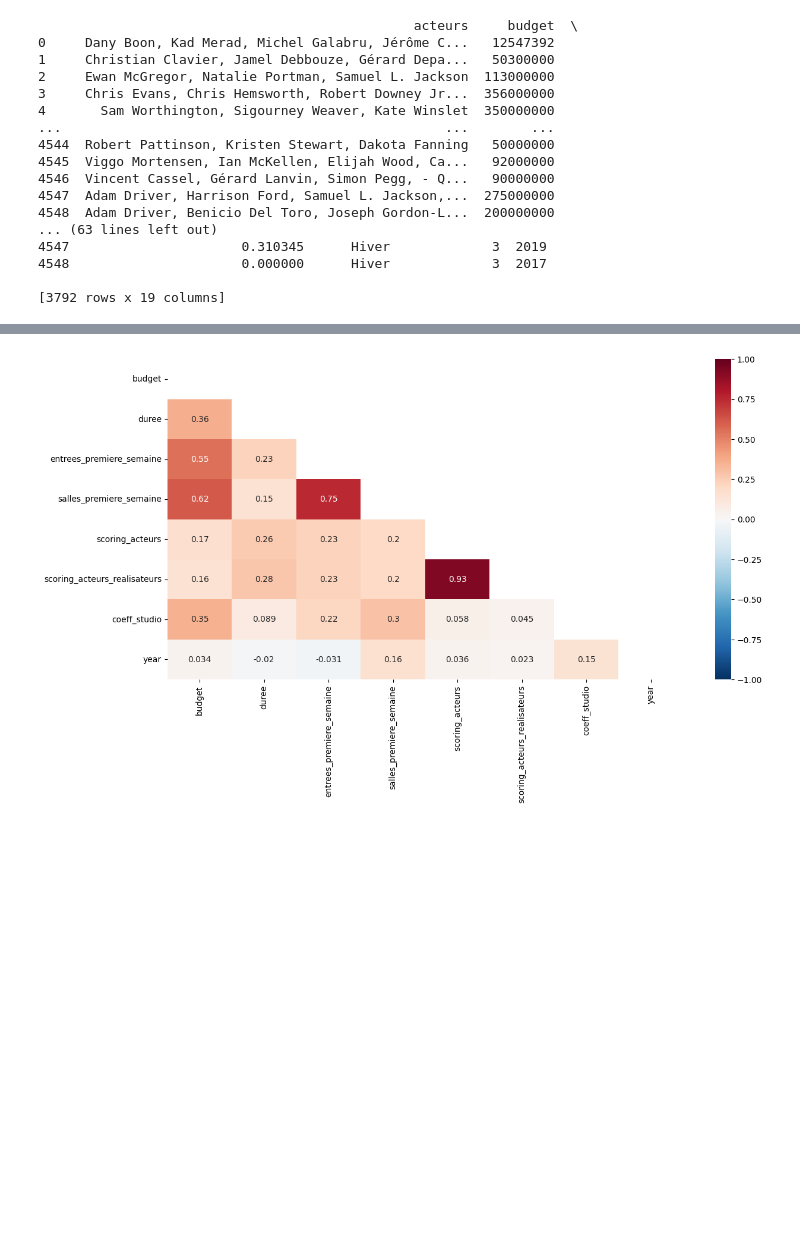
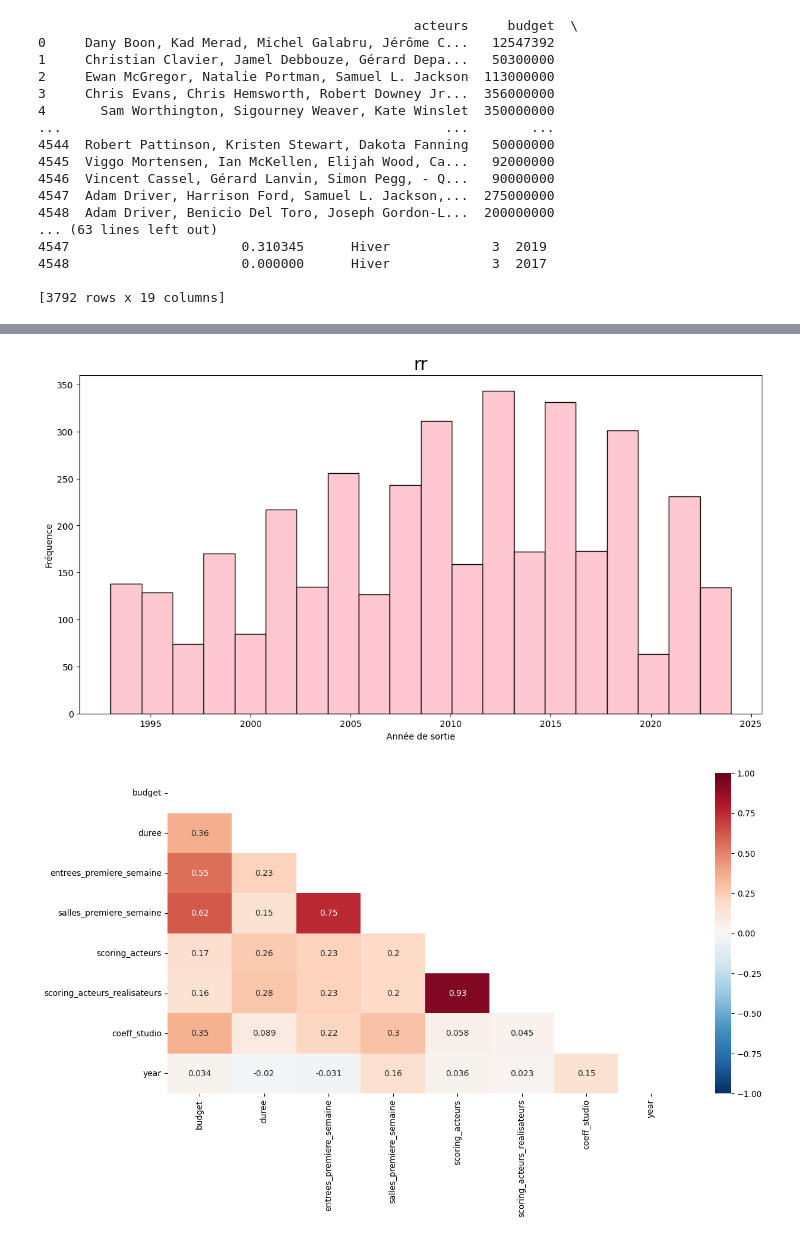
Before and after one commit to Melobgn/cinema_prediction, a Jupyter notebook: eda_mel.ipynb, the cells around one changed output, grey strips where cells are left out. Saved outputs shown, nothing was run; the diff lists cells and outputs as text; code cells hidden in the pictures; blank space fills up the shorter version.

```diff
--- a/eda_mel.ipynb
+++ b/eda_mel.ipynb
@@ -160,3 +165,12 @@ print(df)
+# %%
+plt.figure(figsize=(14,7))
+plt.xlabel("Année de sortie")
+plt.ylabel("Fréquence")
+plt.title("rr", fontsize=20)
+sns.histplot(df, x="year", color="lightpink", legend=False)
+plt.show()
+# %% [output]
+[figure, added]
 # %%
 df.to_csv('movies_clean_final2.csv', index=False)
 # %%
```
Also changed, not shown: parts of 1 cell of this notebook, 7 other files.
